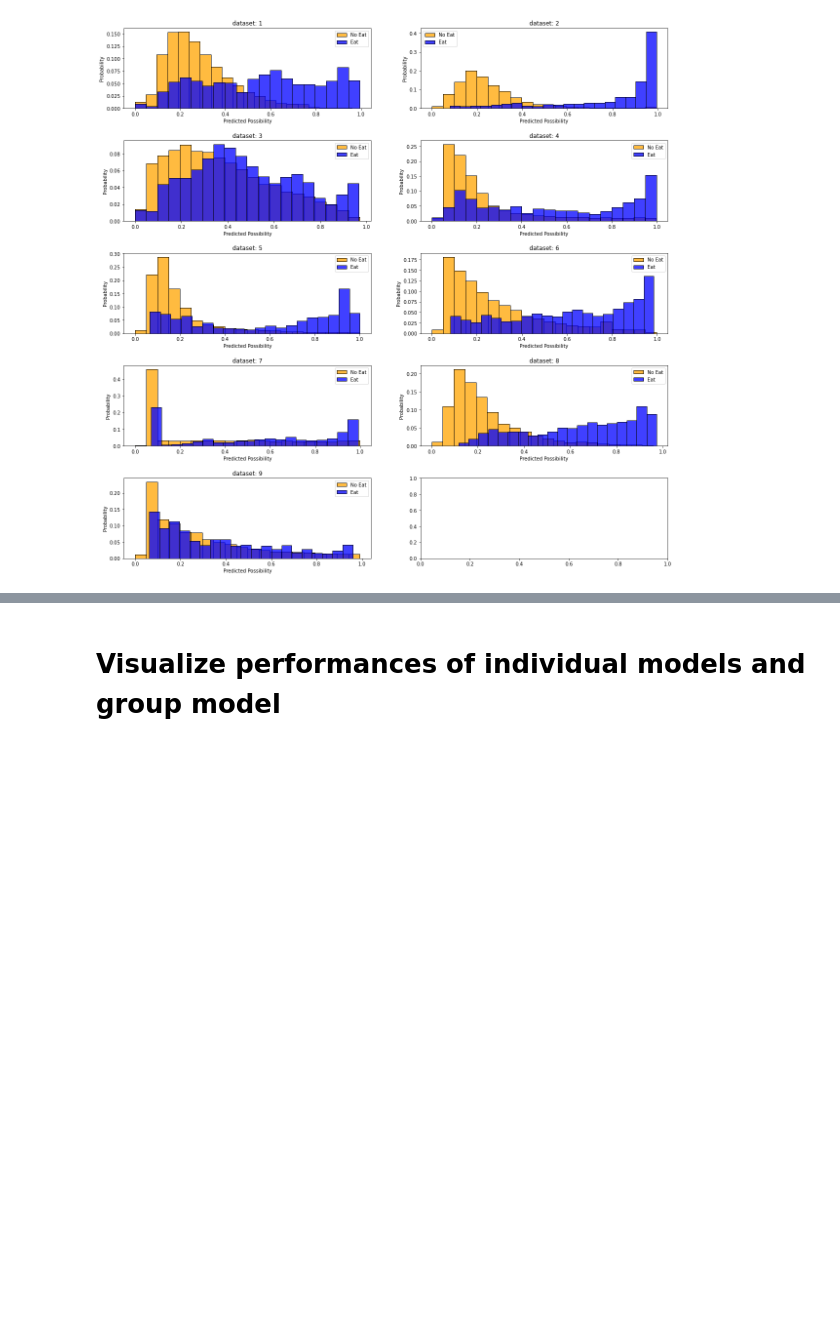
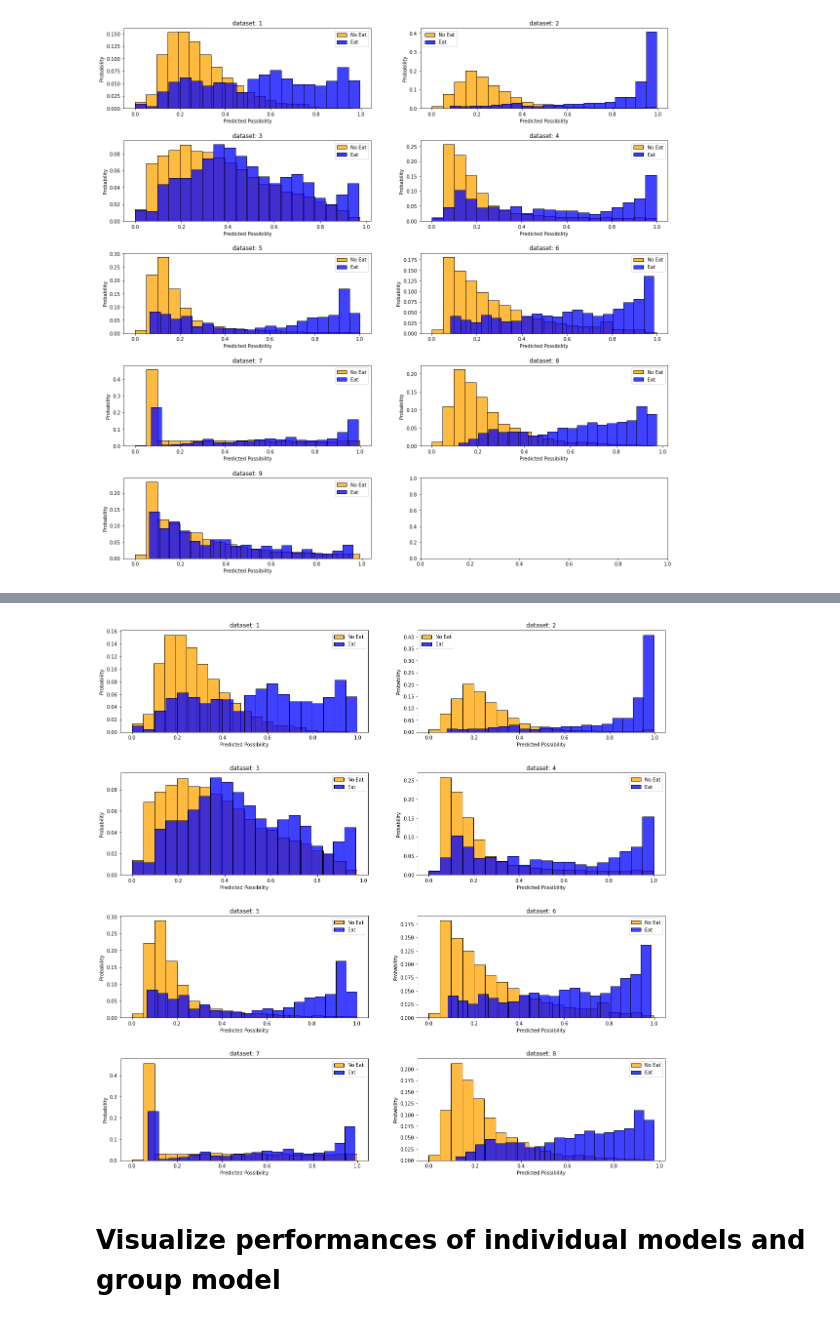
Before and after one commit to wenkangwei/eating-activity-detection, a Jupyter notebook: src/1_3-EDA.ipynb, the cells around one changed output, grey strips where cells are left out. Saved outputs shown, nothing was run; the diff lists cells and outputs as text; code cells hidden in the pictures; blank space fills up the shorter version.

```diff
--- a/src/1_3-EDA.ipynb
+++ b/src/1_3-EDA.ipynb
@@ -857,3 +865,7 @@ plot_proba_dist(group_model_output_df, id_mapper= id_mapper,persons=person_ls,fi
+# %%
+plot_proba_dist(group_model_output_df, skip_ls = ['mohammad'],id_mapper= id_mapper,persons=person_ls,file_name= "group_prediction_dist_ex")
+# %% [output]
+[figure, added]
 # %% [markdown]
 # Visualize performances of individual models and group model
 # %%
```
Also changed, not shown: parts of 2 cells of this notebook, 2 other files.
